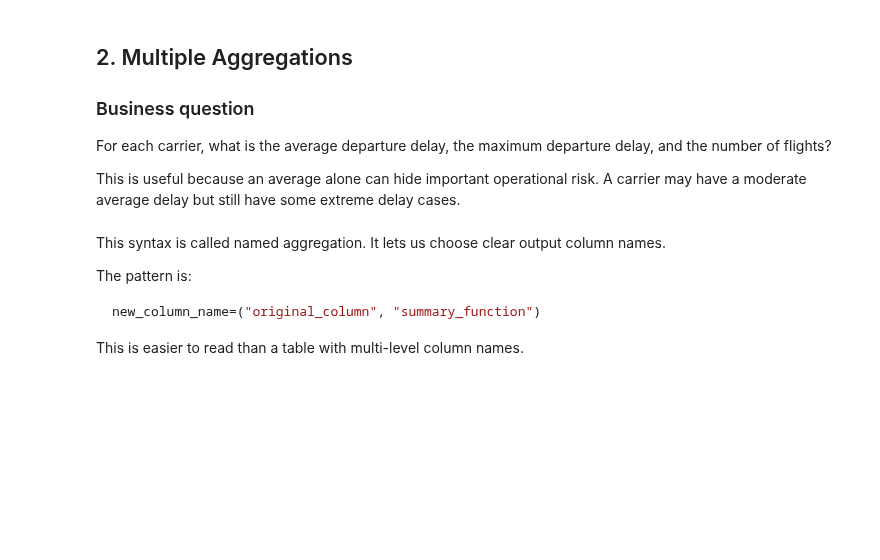
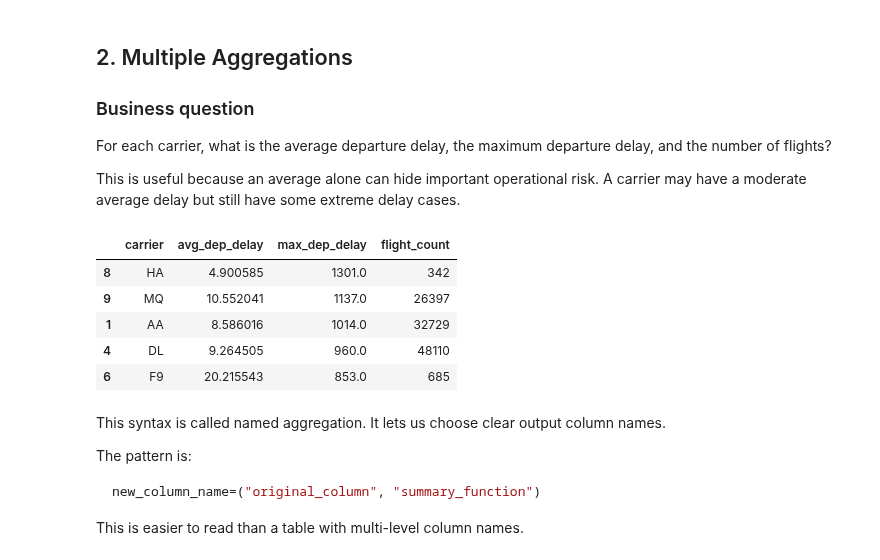
Before and after one commit to Jade-Jung/ban6003-week7-8-hyejung-jung, a Jupyter notebook: notebooks/module7_aggregation_reshaping_guided_lab.ipynb, the cells around one changed output. Drawn from its saved outputs; the diff is of its cells as text; code cells hidden in the pictures; blank space fills up the shorter version.

```diff
--- a/notebooks/module7_aggregation_reshaping_guided_lab.ipynb
+++ b/notebooks/module7_aggregation_reshaping_guided_lab.ipynb
@@ -135,11 +193,18 @@ This is useful because an average alone can hide important operational risk. A c
 # %%
 carrier_summary = flights.groupby("carrier").agg(
     avg_dep_delay=("dep_delay", "mean"),
     max_dep_delay=("dep_delay", "max"),
     flight_count=("flight", "count")
-).reset_index()
+).reset_index().sort_values("max_dep_delay", ascending=False).head()
 
 carrier_summary.head()
+# %% [output]
+|  | carrier | avg_dep_delay | max_dep_delay | flight_count |
+| 8 | HA | 4.900585 | 1301.0 | 342 |
+| 9 | MQ | 10.552041 | 1137.0 | 26397 |
+| 1 | AA | 8.586016 | 1014.0 | 32729 |
+| 4 | DL | 9.264505 | 960.0 | 48110 |
+| 6 | F9 | 20.215543 | 853.0 | 685 |
 # %% [markdown]
 This syntax is called named aggregation. It lets us choose clear output column names.
 
```
Also changed, not shown: parts of 24 cells of this notebook.
